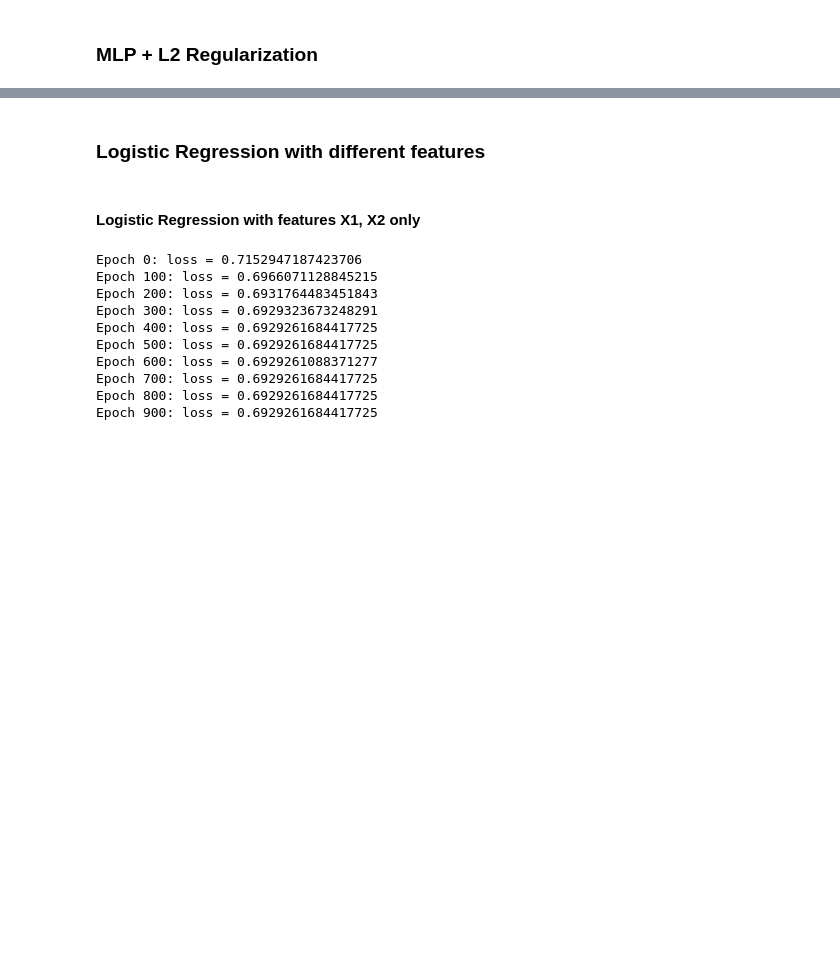
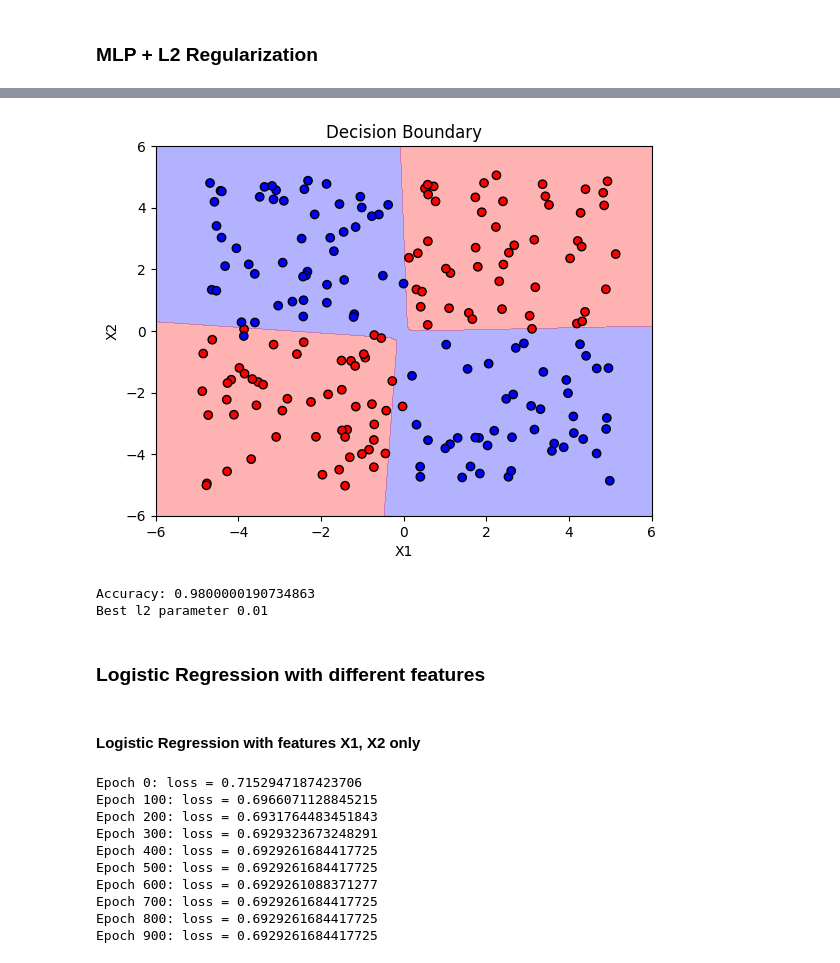
Before and after one commit to Karan-Gandhi/ES335-Assignment-3, a Jupyter notebook: question2.ipynb, the cells around one changed output, grey strips where cells are left out. Drawn from its saved outputs; the diff is of its cells as text; code cells hidden in the pictures; blank space fills up the shorter version.

```diff
--- a/question2.ipynb
+++ b/question2.ipynb
@@ -147,6 +180,2 @@ Accuracy: 0.9750000238418579
 # %% [markdown]
 ### MLP + L2 Regularization
-# %%
-model = MLP()
-train(model, epochs=5000, lr=0.01, l1_reg=0, l2_reg=0.01)
-plot_decision_boundary(model, X_test, y_test)
@@ -165,0 +182,33 @@ Accuracy: 0.9800000190734863
+# %%
+# model = MLP()
+# train(model, epochs=5000, lr=0.01, l1_reg=0, l2_reg=0.01)
+# plot_decision_boundary(model, X_test, y_test)
+
+def cross_validate_l2(model_class, X, y, l2_values, epochs=5000, lr=0.01, n_splits=5):
+    kf = KFold(n_splits=n_splits, shuffle=True, random_state=42)
+    results = {}
+
+    for l2 in l2_values:
+        fold_errors = []
+
+        for train_index, val_index in kf.split(X):
+            X_train, X_val = X[train_index], X[val_index]
+            y_train, y_val = y[train_index], y[val_index]
+
+            model = MLP()
+            train(model, epochs=epochs, lr=lr, l1_reg=0, l2_reg=l2, X=X_train, y=y_train)
+            fold_errors.append(accuracy(model, X_val, y_val))
+
+        results[l2] = np.mean(fold_errors)
+
+    return results
+
+l2_vals = [1e-3, 0.01, 0.1, 1, 10]
+results = cross_validate_l2(MLP, X_train, y_train, l2_vals, epochs=200, lr=0.01, n_splits=5)
+
+best_l2 = max(results, key=results.get)
+model = MLP()
+train(model, epochs=5000, lr=0.01, l1_reg=0, l2_reg=best_l2, X=X_train, y=y_train)
+plot_decision_boundary(model, X_test, y_test)
+print("Best l2 parameter", best_l2)
+# %% [output]
@@ -166,3 +232,6 @@ Accuracy: 0.9800000190734863
+[figure, added]
+Accuracy: 0.9800000190734863
+Best l2 parameter 0.01
 # %% [markdown]
 ### Logistic Regression with different features
 # %% [markdown]
```
Also changed, not shown: parts of 6 cells of this notebook.
